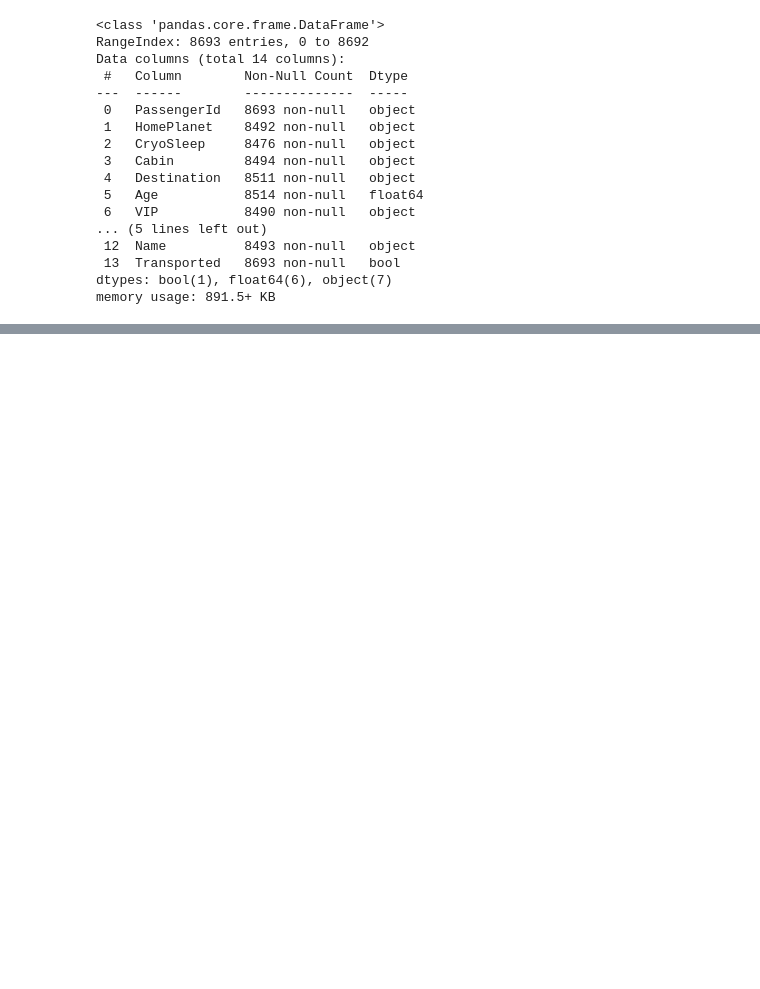
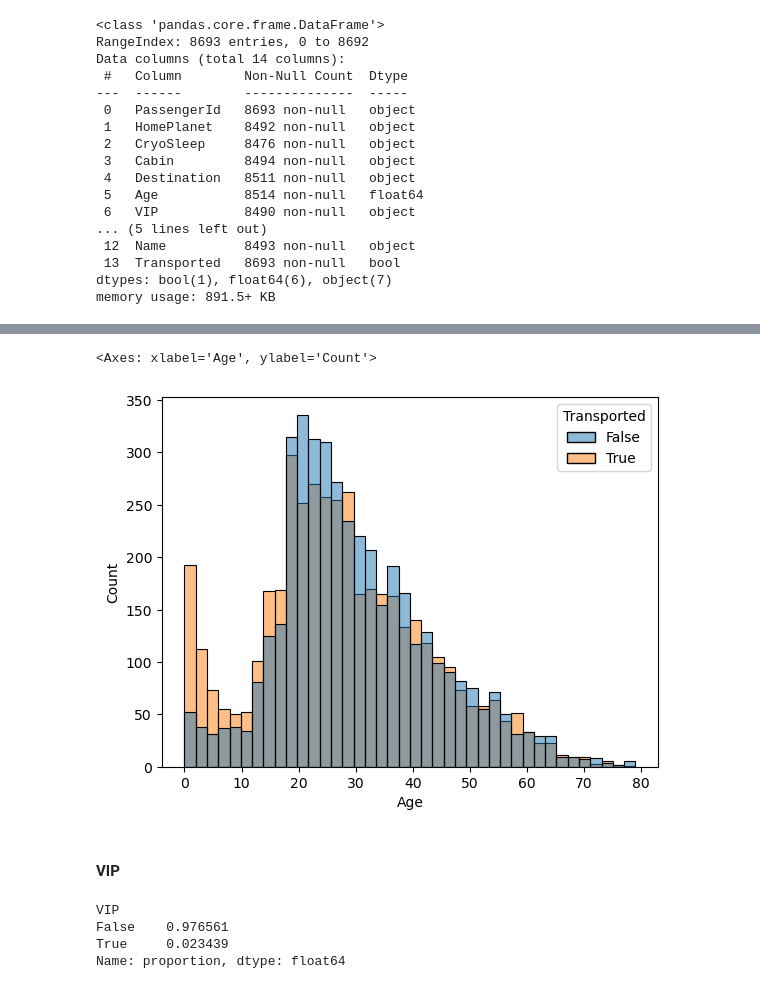
Before and after one commit to marciscar/spaceship-titanic, a Jupyter notebook: Notebooks/spaceship_titanic.ipynb, the cells around one changed output, grey strips where cells are left out. Drawn from its saved outputs; the diff is of its cells as text; code cells hidden in the pictures; blank space fills up the shorter version.

```diff
--- a/Notebooks/spaceship_titanic.ipynb
+++ b/Notebooks/spaceship_titanic.ipynb
@@ -68,0 +103,14 @@ memory usage: 891.5+ KB
+# %%
+sns.histplot(data=df, x='Age', bins=40, hue='Transported')
+# %% [output]
+<Axes: xlabel='Age', ylabel='Count'>
+[figure, added]
+# %% [markdown]
+#### VIP
+# %%
+df['VIP'].value_counts(normalize=True)
+# %% [output]
+VIP
+False    0.976561
+True     0.023439
+Name: proportion, dtype: float64
```
Also changed, not shown: parts of 28 cells of this notebook, 1 other file.
